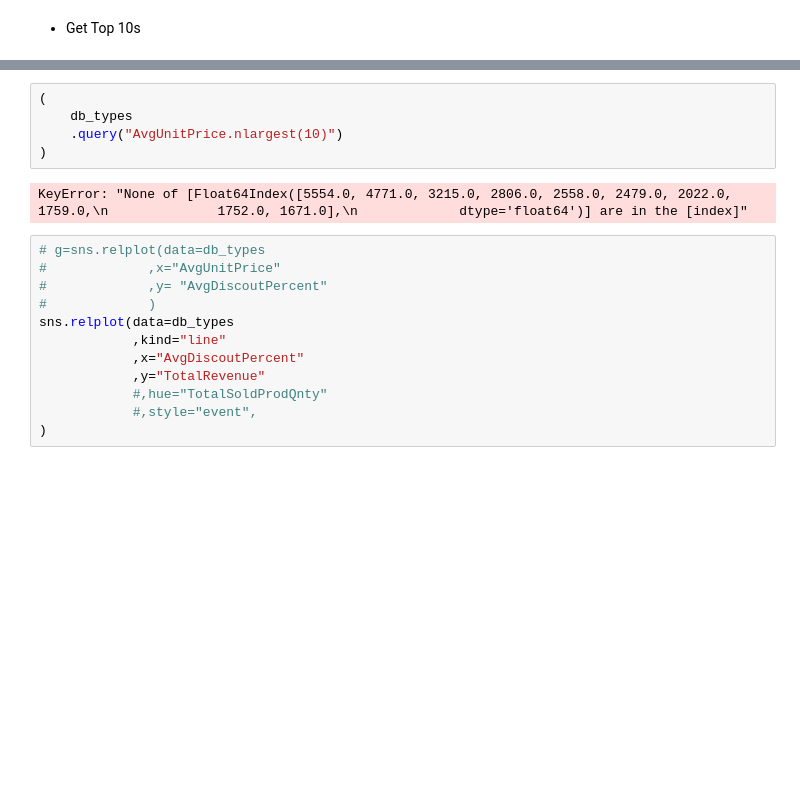
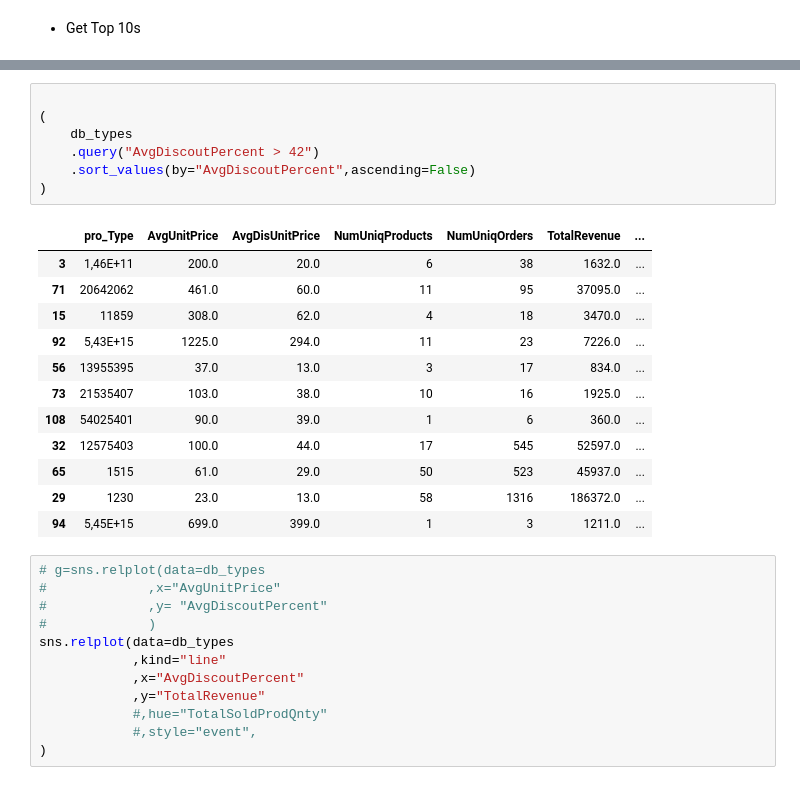
Before and after one commit to JacquelineBashta/DataStorytelling_Pandas_Matlibplot, a Jupyter notebook: Solve_BussinessQ_2.ipynb, the cells around one changed output, grey strips where cells are left out. Cells and saved outputs as stored; diff of their text form; blank space fills up the shorter version.

```diff
--- a/Solve_BussinessQ_2.ipynb
+++ b/Solve_BussinessQ_2.ipynb
@@ -237,10 +237,23 @@ db_types.sample(3)
-# %%
-(
-    db_types
-    .query("AvgUnitPrice.nlargest(10)")
-)
-# %% [output]
-KeyError: "None of [Float64Index([5554.0, 4771.0, 3215.0, 2806.0, 2558.0, 2479.0, 2022.0, 1759.0,\n              1752.0, 1671.0],\n             dtype='float64')] are in the [index]"
+# %%
+
+(
+    db_types
+    .query("AvgDiscoutPercent > 42")
+    .sort_values(by="AvgDiscoutPercent",ascending=False)
+)
+# %% [output]
+|  | pro_Type | AvgUnitPrice | AvgDisUnitPrice | NumUniqProducts | NumUniqOrders | TotalRevenue | ... |
+| 3 | 1,46E+11 | 200.0 | 20.0 | 6 | 38 | 1632.0 | ... |
+| 71 | 20642062 | 461.0 | 60.0 | 11 | 95 | 37095.0 | ... |
+| 15 | 11859 | 308.0 | 62.0 | 4 | 18 | 3470.0 | ... |
+| 92 | 5,43E+15 | 1225.0 | 294.0 | 11 | 23 | 7226.0 | ... |
+| 56 | 13955395 | 37.0 | 13.0 | 3 | 17 | 834.0 | ... |
+| 73 | 21535407 | 103.0 | 38.0 | 10 | 16 | 1925.0 | ... |
+| 108 | 54025401 | 90.0 | 39.0 | 1 | 6 | 360.0 | ... |
+| 32 | 12575403 | 100.0 | 44.0 | 17 | 545 | 52597.0 | ... |
+| 65 | 1515 | 61.0 | 29.0 | 50 | 523 | 45937.0 | ... |
+| 29 | 1230 | 23.0 | 13.0 | 58 | 1316 | 186372.0 | ... |
+| 94 | 5,45E+15 | 699.0 | 399.0 | 1 | 3 | 1211.0 | ... |
 # %%
 # g=sns.relplot(data=db_types
 #             ,x="AvgUnitPrice"
```
Also changed, not shown: parts of 4 cells of this notebook, 1 other file.
